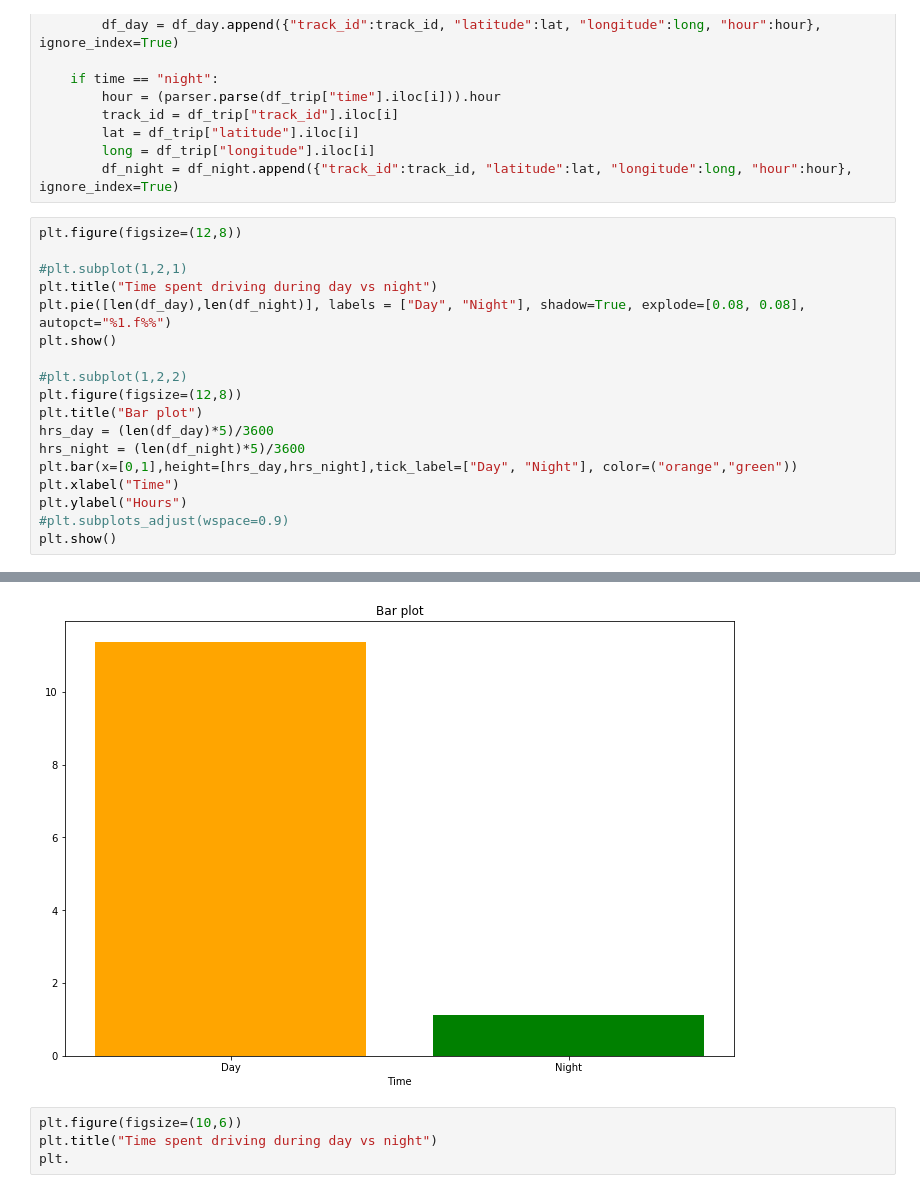
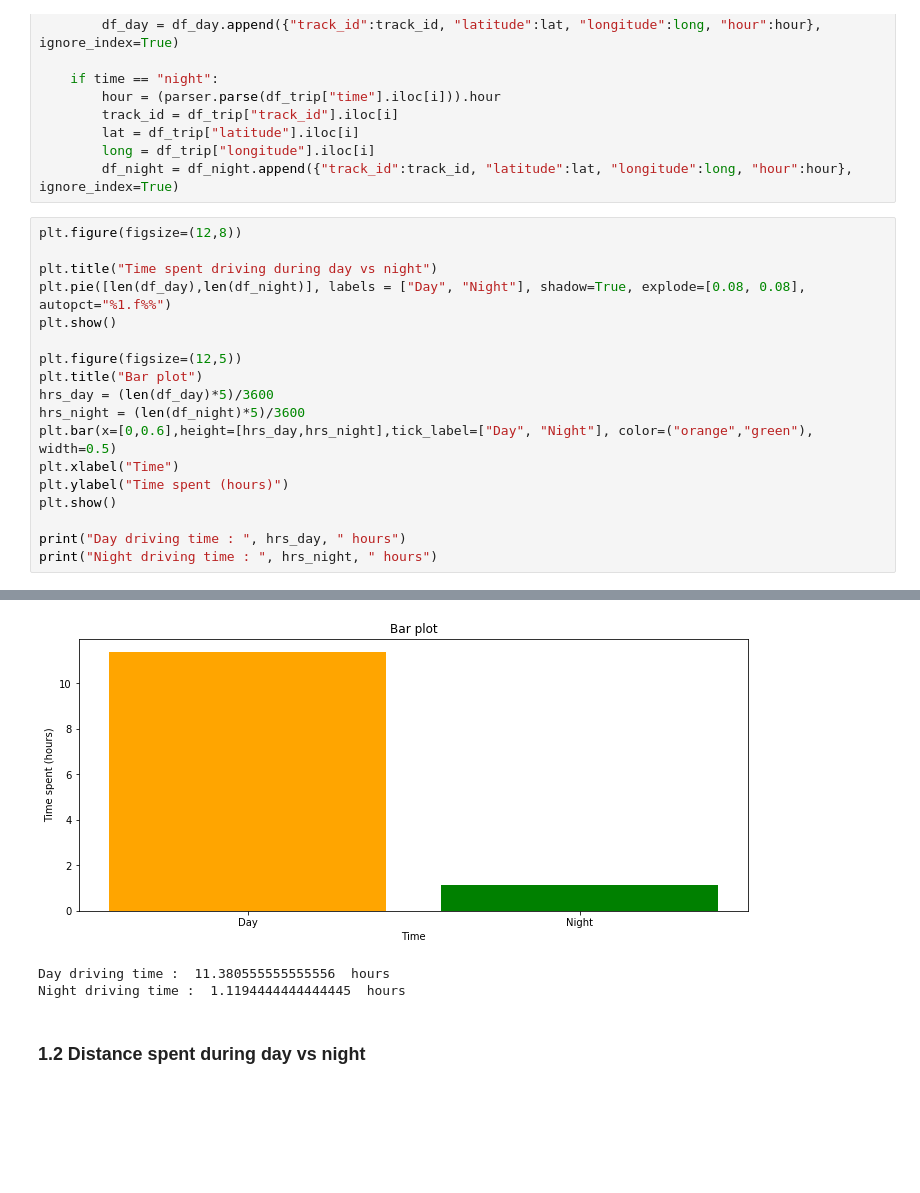
Before and after one commit to anish2197/data-analystics, a Jupyter notebook: Day 5.ipynb, the cells around one changed output, grey strips where cells are left out. Saved outputs shown, nothing was run; the diff lists cells and outputs as text; blank space fills up the shorter version.

Commit message:
day/night analysis

```diff
--- a/Day 5.ipynb
+++ b/Day 5.ipynb
@@ -81,25 +81,25 @@ for i in range(len(df_trip)):
 # %%
 plt.figure(figsize=(12,8))
 
-#plt.subplot(1,2,1)
 plt.title("Time spent driving during day vs night")
 plt.pie([len(df_day),len(df_night)], labels = ["Day", "Night"], shadow=True, explode=[0.08, 0.08], autopct="%1.f%%")
 plt.show()
 
-#plt.subplot(1,2,2)
-plt.figure(figsize=(12,8))
+plt.figure(figsize=(12,5))
 plt.title("Bar plot")
 hrs_day = (len(df_day)*5)/3600
 hrs_night = (len(df_night)*5)/3600
-plt.bar(x=[0,1],height=[hrs_day,hrs_night],tick_label=["Day", "Night"], color=("orange","green"))
+plt.bar(x=[0,0.6],height=[hrs_day,hrs_night],tick_label=["Day", "Night"], color=("orange","green"), width=0.5)
 plt.xlabel("Time")
-plt.ylabel("Hours")
-#plt.subplots_adjust(wspace=0.9)
+plt.ylabel("Time spent (hours)")
 plt.show()
+
+print("Day driving time : ", hrs_day, " hours")
+print("Night driving time : ", hrs_night, " hours")
 # %% [output]
 [figure]
-[figure, old version]
+[figure, new version]
+Day driving time :  11.380555555555556  hours
+Night driving time :  1.1194444444444445  hours
-# %%
-plt.figure(figsize=(10,6))
-plt.title("Time spent driving during day vs night")
-plt.
+# %% [markdown]
+### 1.2 Distance spent during day vs night
```
Also changed, not shown: parts of 12 cells of this notebook, 1 other file.
